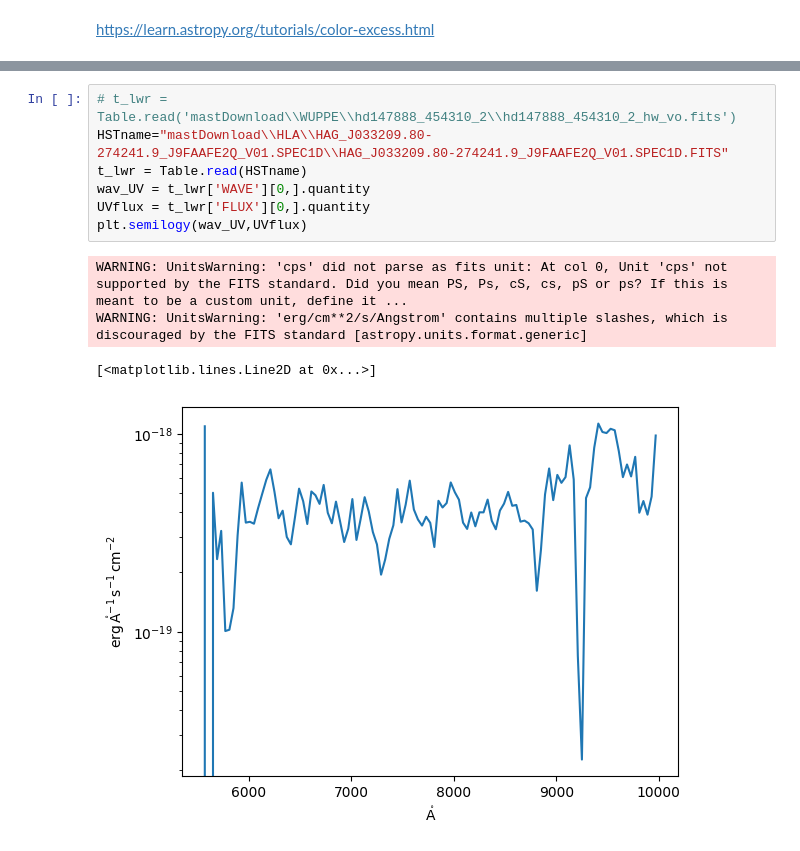
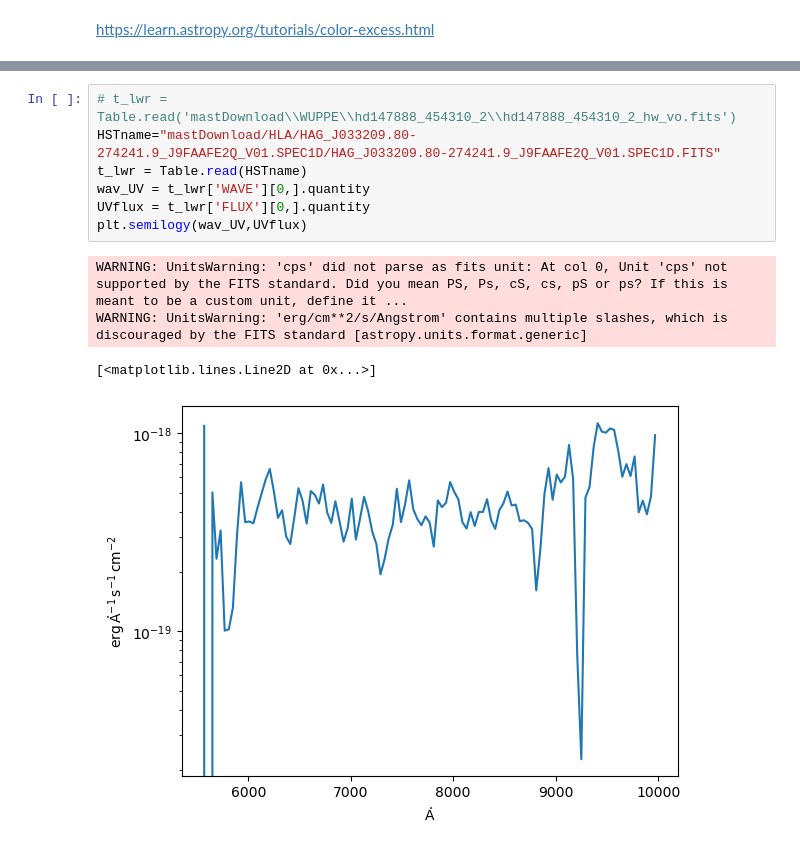
Before and after one commit to mapsm12/GETspectrum, a Jupyter notebook: RBMEASURE.ipynb, the cells around one changed output, grey strips where cells are left out. Drawn from its saved outputs; the diff is of its cells as text.

```diff
--- a/RBMEASURE.ipynb
+++ b/RBMEASURE.ipynb
@@ -1476,13 +1497,13 @@ plt.show()
 # %%
 # t_lwr = Table.read('mastDownload\\WUPPE\\hd147888_454310_2\\hd147888_454310_2_hw_vo.fits')
-HSTname="mastDownload\\HLA\\HAG_J033209.80-274241.9_J9FAAFE2Q_V01.SPEC1D\\HAG_J033209.80-274241.9_J9FAAFE2Q_V01.SPEC1D.FITS"
+HSTname="mastDownload/HLA/HAG_J033209.80-274241.9_J9FAAFE2Q_V01.SPEC1D/HAG_J033209.80-274241.9_J9FAAFE2Q_V01.SPEC1D.FITS"
 t_lwr = Table.read(HSTname)
 wav_UV = t_lwr['WAVE'][0,].quantity
 UVflux = t_lwr['FLUX'][0,].quantity
 plt.semilogy(wav_UV,UVflux)
 # %% [output]
 WARNING: UnitsWarning: 'cps' did not parse as fits unit: At col 0, Unit 'cps' not supported by the FITS standard. Did you mean PS, Ps, cS, cs, pS or ps? If this is meant to be a custom unit, define it ...
 WARNING: UnitsWarning: 'erg/cm**2/s/Angstrom' contains multiple slashes, which is discouraged by the FITS standard [astropy.units.format.generic]
 [<matplotlib.lines.Line2D at 0x...>]
-[figure, old version]
+[figure, new version]
 # %%
```
Also changed, not shown: parts of 8 cells of this notebook, 22 other files.
